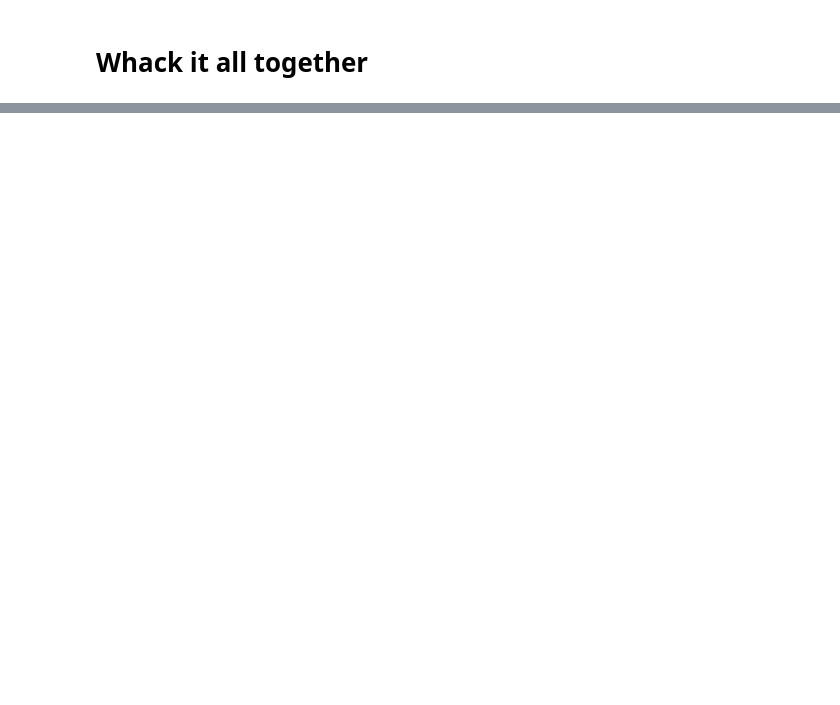
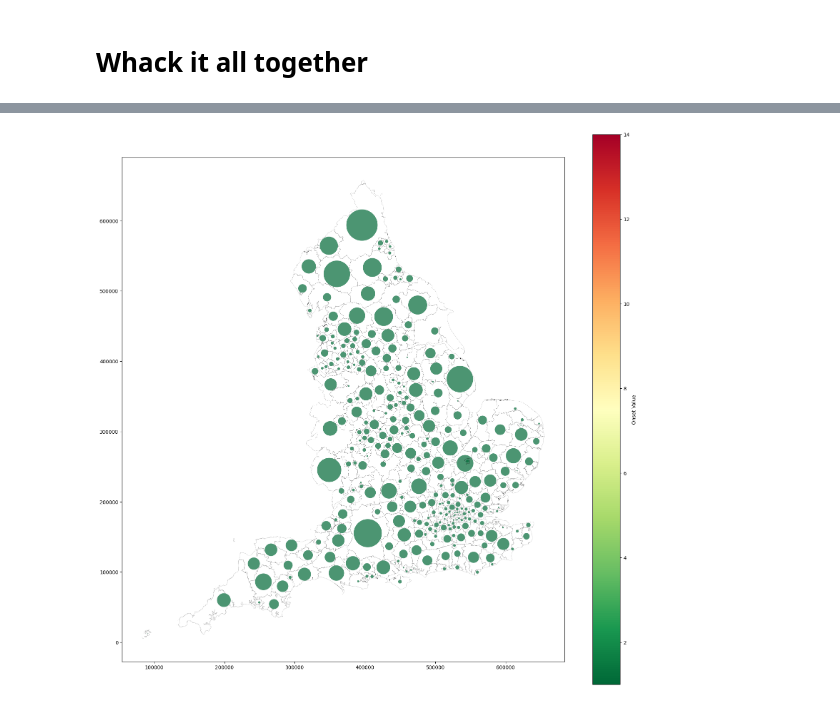
Before and after one commit to joel-winterton/Contagion, a Jupyter notebook: Full simulation.ipynb, the cells around one changed output, grey strips where cells are left out. Cells and saved outputs as stored; diff of their text form; code cells hidden in the pictures; blank space fills up the shorter version.

```diff
--- a/Full simulation.ipynb
+++ b/Full simulation.ipynb
@@ -240,0 +308,33 @@ print(infections.onset_times)
+# %%
+lads = gpd.read_file(f"{data_path}/ONS LAD Boundaries December 2017/LAD_DEC_2017_GB_BGC_V5.shp")
+# Filter to LADs we include in the simulation
+lads = lads.loc[lads['LAD17CD'].isin(patch_id_to_lad)]
+if lads.crs != "EPSG:27700":
+    lads = lads.to_crs(epsg=27700)
+circle_radii = pd.read_csv(f"{processed_data_path}/lad_radii.csv")
+lads['radius'] = np.concatenate((circle_radii['radius'],np.zeros(lads.shape[0]-circle_radii.shape[0])))
+
+lads['centroid'] = lads.centroid
+
+lads['circle'] = lads.centroid.buffer(lads['radius'])
+# %%
+def spatial_plot(simulation, map):
+    fig, ax = plt.subplots(figsize=(20, 20))
+    week_to_truncate_at = 14
+    map['onset'] = simulation.onset_times
+    map['onset'] = map['onset'].apply(lambda x: x//7 + 1 if x<week_to_truncate_at else week_to_truncate_at)
+    norm = mcolors.Normalize(vmin=lads['onset'].min(), vmax=week_to_truncate_at)
+    cmap = colormaps['RdYlGn_r']
+    map['color'] = map['onset'].apply(lambda x: cmap(norm(x)))
+
+    map.boundary.plot(ax=ax, color="black", linewidth=0.1)
+    map.set_geometry('circle').plot(ax=ax, color=lads['color'], alpha=0.7)
+    sm = plt.cm.ScalarMappable(cmap=cmap, norm=norm)
+    sm.set_array([])  # Only needed for the colorbar
+    cbar = fig.colorbar(sm, ax=ax)
+    cbar.set_label('Onset Value')
+    plt.show()
+# %%
+spatial_plot(infections, lads)
+# %% [output]
+[figure, added]
```
Also changed, not shown: parts of 16 cells of this notebook.
